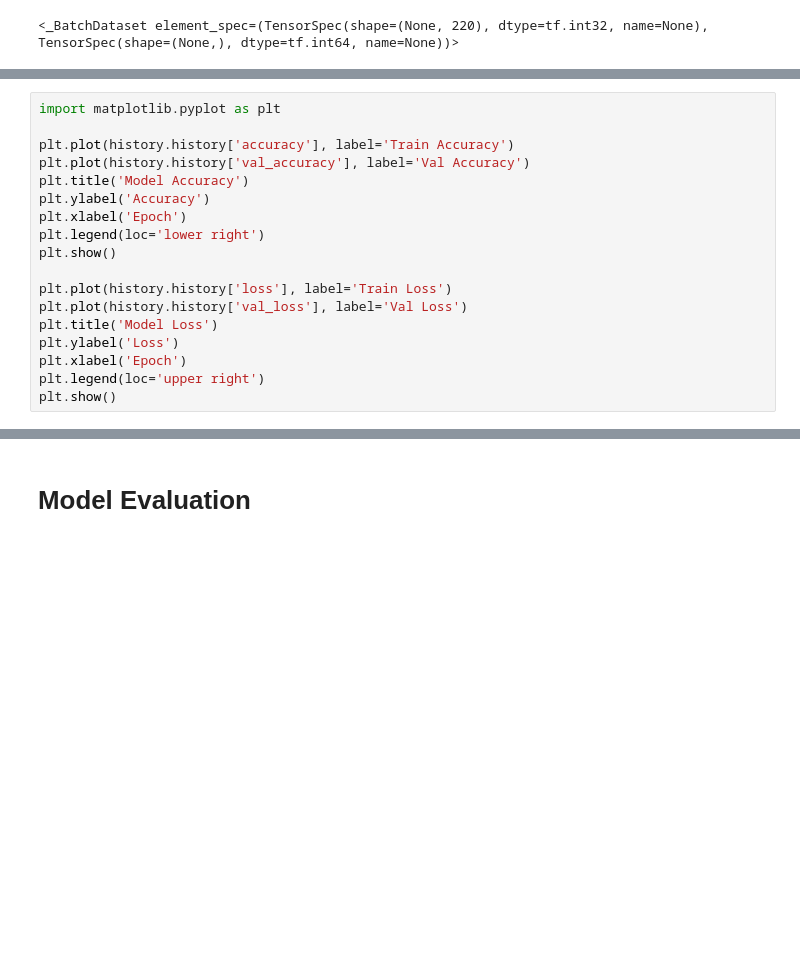
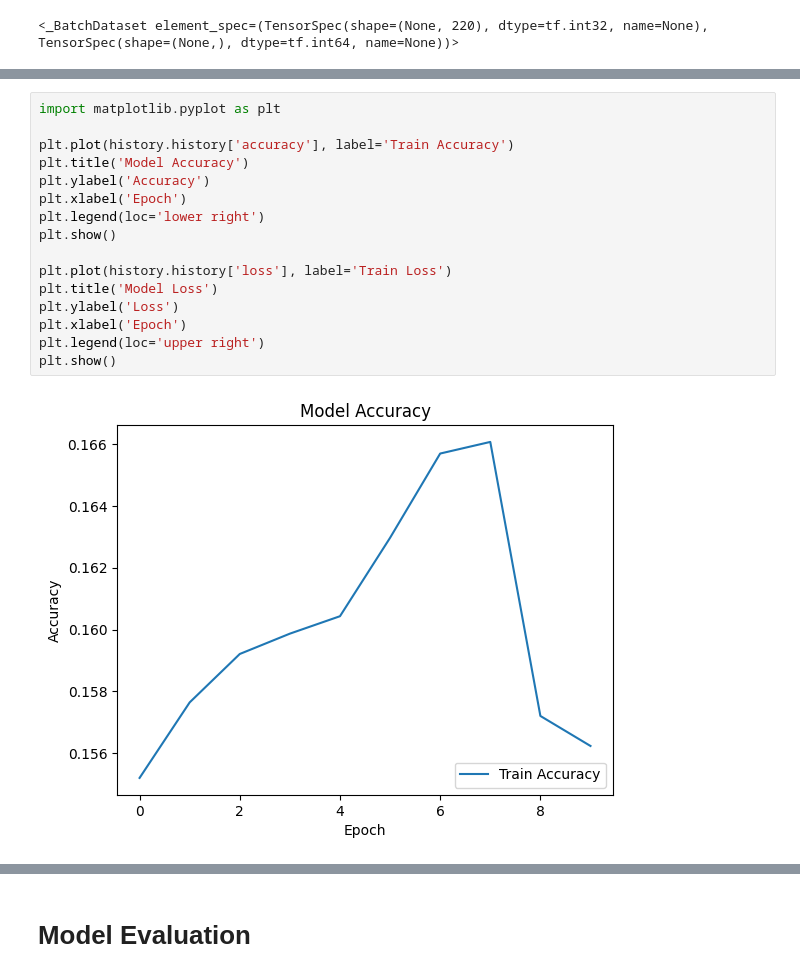
Before and after one commit to razanalbaqami/Weekly-7-Task-8-9-2024, a Jupyter notebook: Task2_Text_Classification_ar.ipynb, the cells around one changed output, grey strips where cells are left out. Saved outputs shown, nothing was run; the diff lists cells and outputs as text; blank space fills up the shorter version.

```diff
--- a/Task2_Text_Classification_ar.ipynb
+++ b/Task2_Text_Classification_ar.ipynb
@@ -418,18 +422,18 @@ Epoch 8/10
 # %%
 import matplotlib.pyplot as plt
 
 plt.plot(history.history['accuracy'], label='Train Accuracy')
-plt.plot(history.history['val_accuracy'], label='Val Accuracy')
 plt.title('Model Accuracy')
 plt.ylabel('Accuracy')
 plt.xlabel('Epoch')
 plt.legend(loc='lower right')
 plt.show()
 
 plt.plot(history.history['loss'], label='Train Loss')
-plt.plot(history.history['val_loss'], label='Val Loss')
 plt.title('Model Loss')
 plt.ylabel('Loss')
 plt.xlabel('Epoch')
 plt.legend(loc='upper right')
 plt.show()
+# %% [output]
+[figure, added]
```
Also changed, not shown: parts of 4 cells of this notebook.
